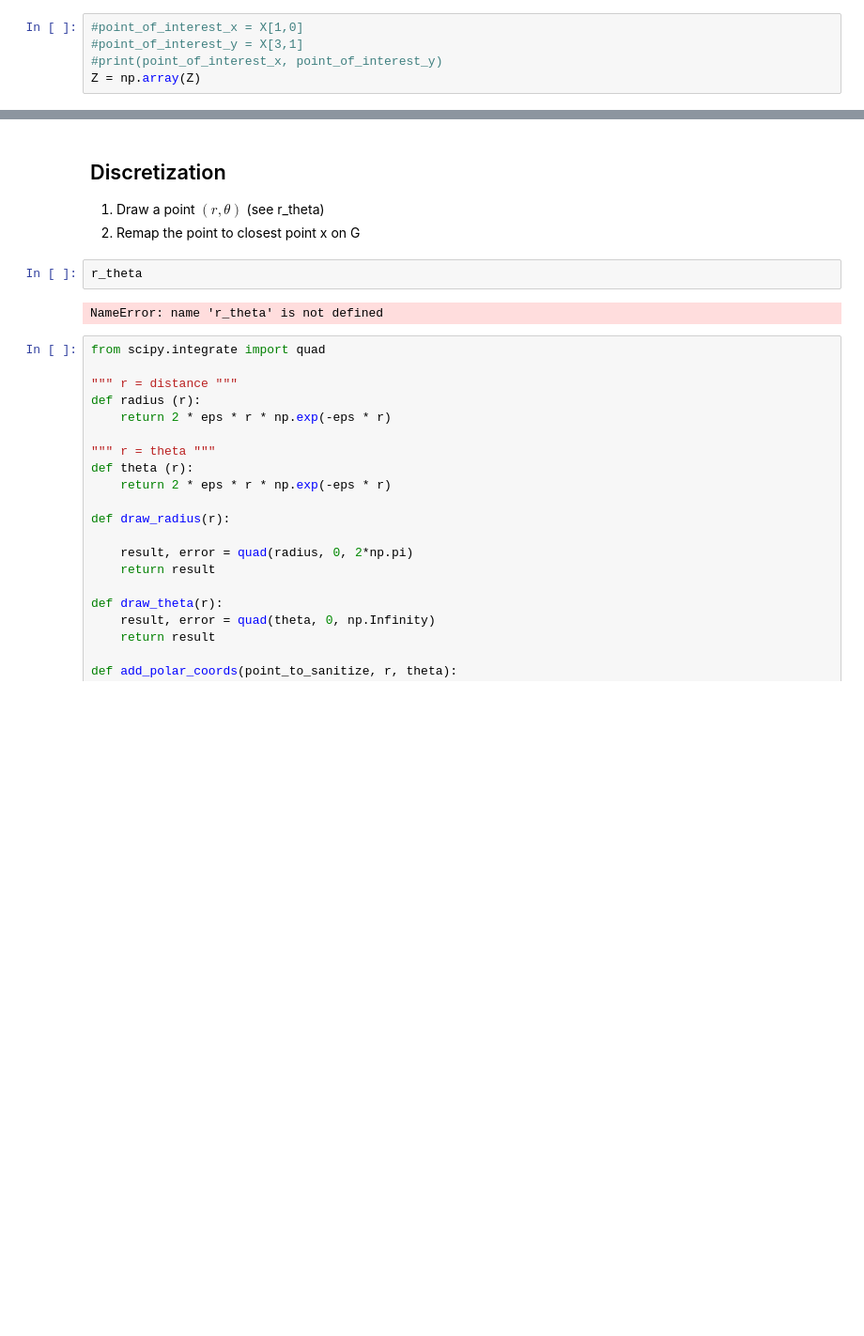
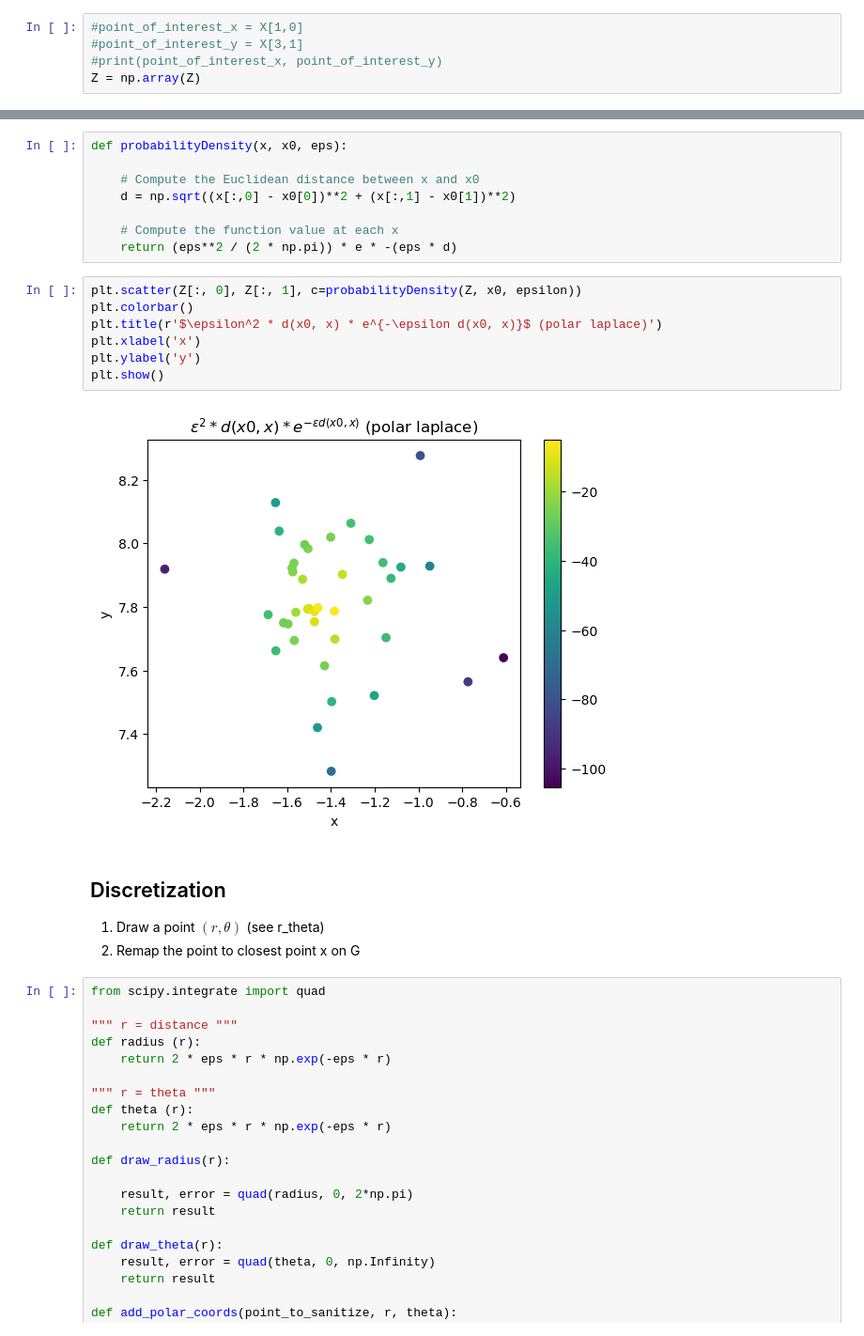
Before and after one commit to tjvanderende/privacy-preserved-clustering-with-nD-Laplace, a Jupyter notebook: RQ1/2D-Laplace.ipynb, the cells around one changed output, grey strips where cells are left out. Shown at 94% size. Saved outputs shown, nothing was run; the diff lists cells and outputs as text; blank space fills up the shorter version.

```diff
--- a/RQ1/2D-Laplace.ipynb
+++ b/RQ1/2D-Laplace.ipynb
@@ -267,11 +242,24 @@ plt.show()
+# %%
+def probabilityDensity(x, x0, eps):
+
+    # Compute the Euclidean distance between x and x0
+    d = np.sqrt((x[:,0] - x0[0])**2 + (x[:,1] - x0[1])**2)
+
+    # Compute the function value at each x
+    return (eps**2 / (2 * np.pi)) * e * -(eps * d)
+# %%
+plt.scatter(Z[:, 0], Z[:, 1], c=probabilityDensity(Z, x0, epsilon))
+plt.colorbar()
+plt.title(r'$\epsilon^2 * d(x0, x) * e^{-\epsilon d(x0, x)}$ (polar laplace)')
+plt.xlabel('x')
+plt.ylabel('y')
+plt.show()
+# %% [output]
+[figure, added]
 # %% [markdown]
 ## Discretization
 1. Draw a point $(r, \theta)$ (see r_theta)
 2. Remap the point to closest point x on G
-# %%
-r_theta
-# %% [output]
-NameError: name 'r_theta' is not defined
 # %%
 from scipy.integrate import quad
 
```
Also changed, not shown: parts of 8 cells of this notebook.
